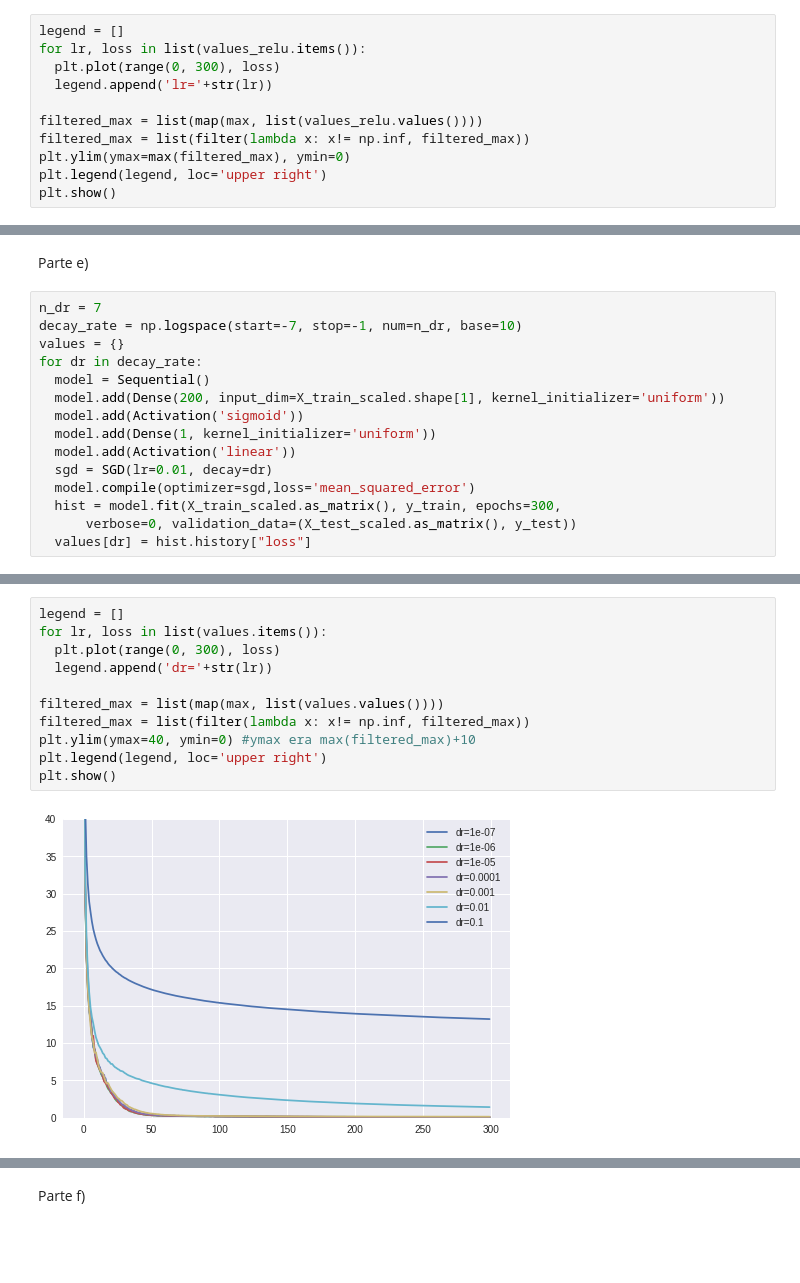
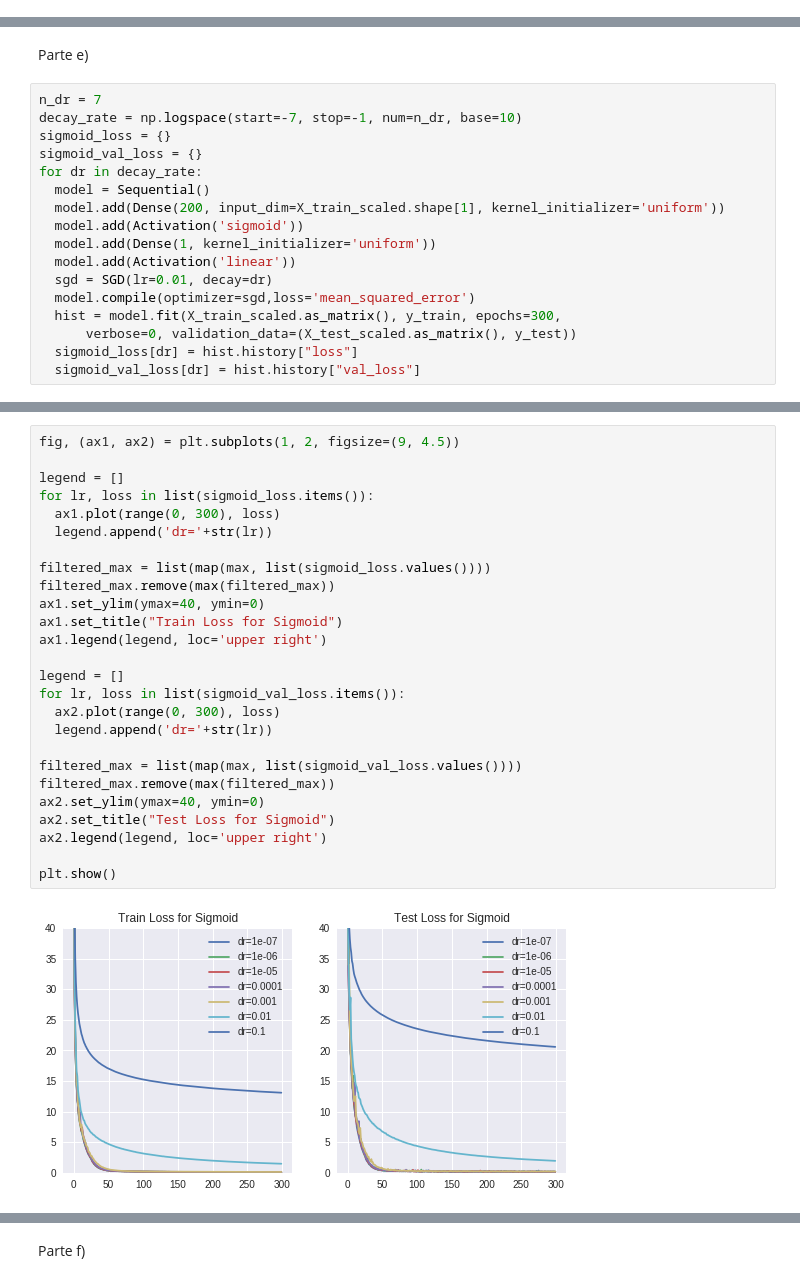
Before and after one commit to csaldias/tarea1-RedesNeuronales, a Jupyter notebook: Desarrollo_T1.ipynb, the cells around one changed output, grey strips where cells are left out. Drawn from its saved outputs; the diff is of its cells as text; blank space fills up the shorter version.

```diff
--- a/Desarrollo_T1.ipynb
+++ b/Desarrollo_T1.ipynb
@@ -166,11 +206,0 @@ for lr in lear_rate:
-# %%
-legend = []
-for lr, loss in list(values_relu.items()):
-  plt.plot(range(0, 300), loss)
-  legend.append('lr='+str(lr))
-
-filtered_max = list(map(max, list(values_relu.values())))
-filtered_max = list(filter(lambda x: x!= np.inf, filtered_max))
-plt.ylim(ymax=max(filtered_max), ymin=0)
-plt.legend(legend, loc='upper right')
-plt.show()
@@ -181,7 +237,8 @@ Parte e)
 # %%
 n_dr = 7
 decay_rate = np.logspace(start=-7, stop=-1, num=n_dr, base=10)
-values = {}
+sigmoid_loss = {}
+sigmoid_val_loss = {}
 for dr in decay_rate:
   model = Sequential()
   model.add(Dense(200, input_dim=X_train_scaled.shape[1], kernel_initializer='uniform'))
@@ -192,4 +249,5 @@ for dr in decay_rate:
   model.compile(optimizer=sgd,loss='mean_squared_error')
   hist = model.fit(X_train_scaled.as_matrix(), y_train, epochs=300,
       verbose=0, validation_data=(X_test_scaled.as_matrix(), y_test))
-  values[dr] = hist.history["loss"]
+  sigmoid_loss[dr] = hist.history["loss"]
+  sigmoid_val_loss[dr] = hist.history["val_loss"]
@@ -196,16 +256,31 @@ for dr in decay_rate:
 # %%
+fig, (ax1, ax2) = plt.subplots(1, 2, figsize=(9, 4.5))
+
 legend = []
-for lr, loss in list(values.items()):
-  plt.plot(range(0, 300), loss)
+for lr, loss in list(sigmoid_loss.items()):
+  ax1.plot(range(0, 300), loss)
   legend.append('dr='+str(lr))
 
-filtered_max = list(map(max, list(values.values())))
-filtered_max = list(filter(lambda x: x!= np.inf, filtered_max))
-plt.ylim(ymax=40, ymin=0) #ymax era max(filtered_max)+10
-plt.legend(legend, loc='upper right')
+filtered_max = list(map(max, list(sigmoid_loss.values())))
+filtered_max.remove(max(filtered_max))
+ax1.set_ylim(ymax=40, ymin=0)
+ax1.set_title("Train Loss for Sigmoid")
+ax1.legend(legend, loc='upper right')
+
+legend = []
+for lr, loss in list(sigmoid_val_loss.items()):
+  ax2.plot(range(0, 300), loss)
+  legend.append('dr='+str(lr))
+
+filtered_max = list(map(max, list(sigmoid_val_loss.values())))
+filtered_max.remove(max(filtered_max))
+ax2.set_ylim(ymax=40, ymin=0)
+ax2.set_title("Test Loss for Sigmoid")
+ax2.legend(legend, loc='upper right')
+
 plt.show()
 # %% [output]
-[figure, old version]
+[figure, new version]
 # %%
 n_dr = 7
 decay_rate = np.logspace(start=-7, stop=-1, num=n_dr, base=10)
```
Also changed, not shown: parts of 46 cells of this notebook.
